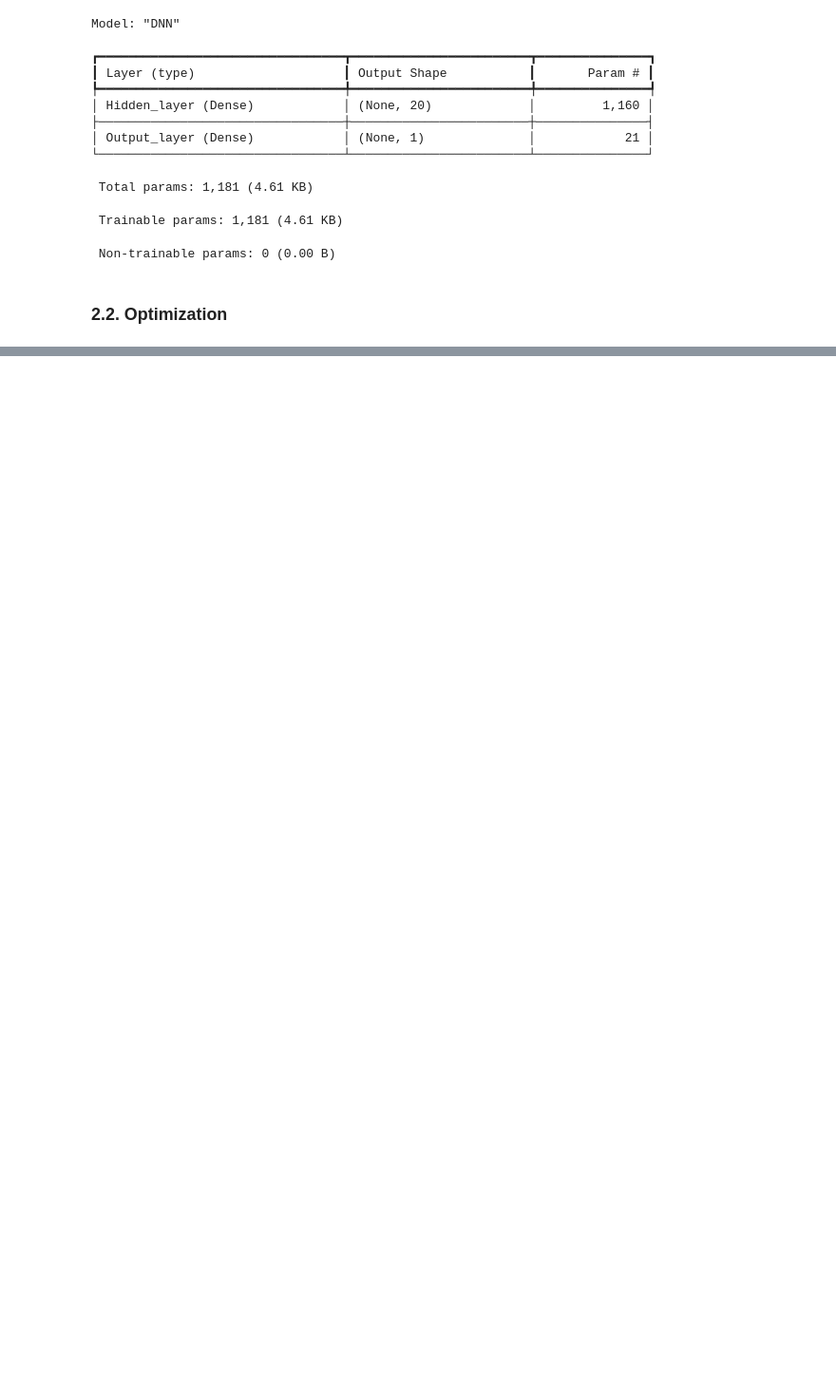
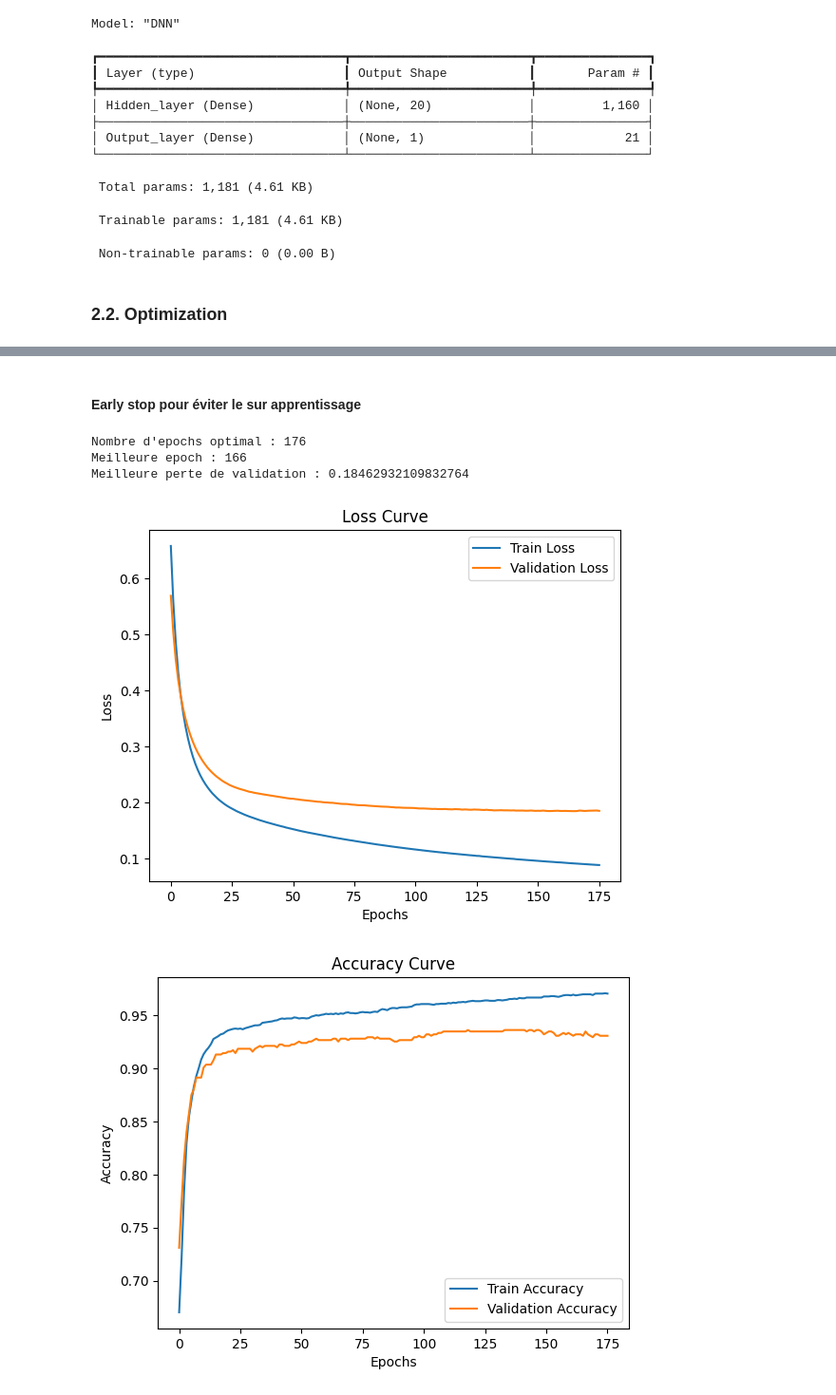
Before and after one commit to malcouffe/IA-ENSAE-ENSAI, a Jupyter notebook: Module_2/Spam_DNN_v0.ipynb, the cells around one changed output, grey strips where cells are left out. Shown at 95% size. Drawn from its saved outputs; the diff is of its cells as text; code cells hidden in the pictures; blank space fills up the shorter version.

```diff
--- a/Module_2/Spam_DNN_v0.ipynb
+++ b/Module_2/Spam_DNN_v0.ipynb
@@ -149,0 +160,61 @@ GPUs disponibles : [PhysicalDevice(name='/physical_device:GPU:0', device_type='G
+# %% [markdown]
+#### Early stop pour éviter le sur apprentissage
+# %%
+from tensorflow.keras.callbacks import EarlyStopping
+
+dim_inputs  = x_test_norm.shape[1]
+dim_outputs = 1
+
+neur_layer = 20
+
+model = models.Sequential(name='DNN')
+
+model.add(layers.Input((dim_inputs,), name='Inputs'))
+model.add(layers.Dense(neur_layer, activation='relu', name='Hidden_layer'))
+model.add(layers.Dense(dim_outputs, activation='sigmoid', name='Output_layer'))
+
+model.compile(optimizer = 'adam',
+              loss      = 'binary_crossentropy',
+              metrics   = ['accuracy'])
+
+early_stopping = EarlyStopping(monitor='val_loss', patience=10, restore_best_weights=True)
+
+history = model.fit(x_train_norm, y_train,
+                    validation_data=(x_valid_norm, y_valid),
+                    epochs=300,
+                    batch_size=300,
+                    callbacks=[early_stopping],
+                    verbose=0)
+
+# Nombre d'epochs optimal
+optimal_epochs = len(history.history['loss'])
+print(f"Nombre d'epochs optimal : {optimal_epochs}")
+
+# Meilleure epoch
+best_epoch = np.argmin(history.history['val_loss']) + 1  # Ajout de +1 car les epochs commencent à 1
+print(f"Meilleure epoch : {best_epoch}")
+print(f"Meilleure perte de validation : {min(history.history['val_loss'])}")
+
+# Tracer la perte
+plt.plot(history.history['loss'], label='Train Loss')
+plt.plot(history.history['val_loss'], label='Validation Loss')
+plt.legend()
+plt.xlabel('Epochs')
+plt.ylabel('Loss')
+plt.title('Loss Curve')
+plt.show()
+
+# Tracer l'exactitude
+plt.plot(history.history['accuracy'], label='Train Accuracy')
+plt.plot(history.history['val_accuracy'], label='Validation Accuracy')
+plt.legend()
+plt.xlabel('Epochs')
+plt.ylabel('Accuracy')
+plt.title('Accuracy Curve')
+plt.show()
+# %% [output]
+Nombre d'epochs optimal : 176
+Meilleure epoch : 166
+Meilleure perte de validation : 0.18462932109832764
+[figure, added]
+[figure, added]
```
Also changed, not shown: parts of 6 cells of this notebook.
